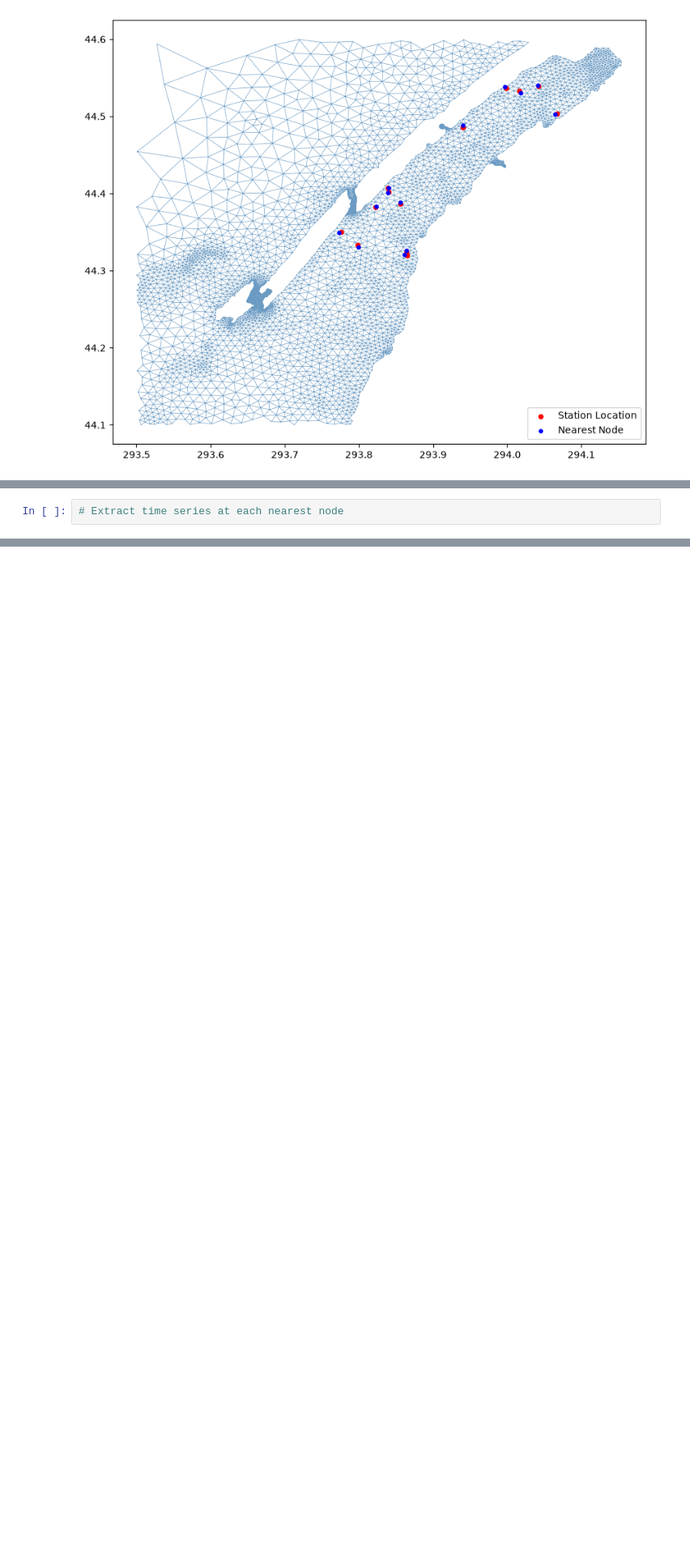
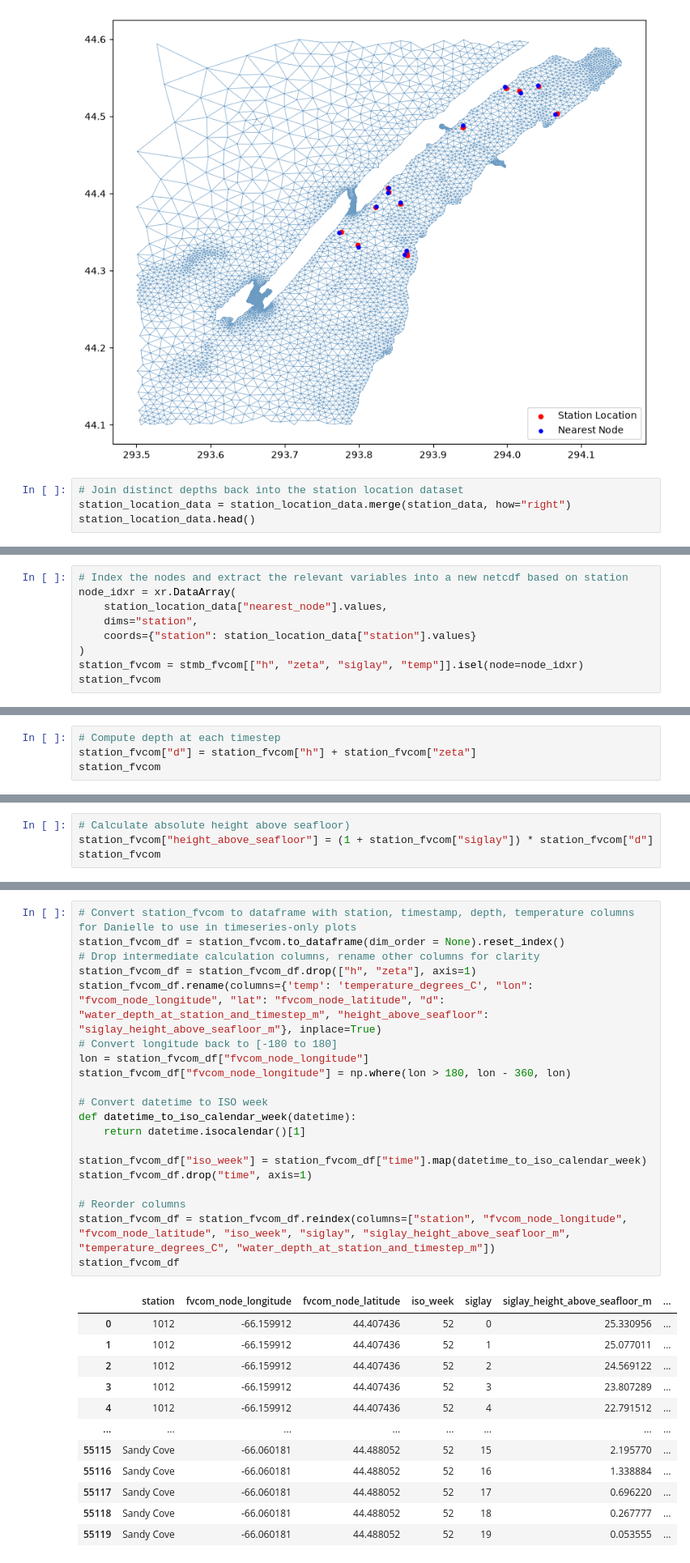
Before and after one commit to oceanhackweek/ohw26_model_downsampling, a Jupyter notebook: contributor_folders/rachel/match_height_of_fvcom_with_cmar.ipynb, the cells around one changed output, grey strips where cells are left out. Shown at 81% size. Saved outputs shown, nothing was run; the diff lists cells and outputs as text; blank space fills up the shorter version.

```diff
--- a/contributor_folders/rachel/match_height_of_fvcom_with_cmar.ipynb
+++ b/contributor_folders/rachel/match_height_of_fvcom_with_cmar.ipynb
@@ -160,3 +177,7 @@ ax.legend()
 plt.show()
 # %% [output]
 [figure]
+# %%
+# Join distinct depths back into the station location dataset
+station_location_data = station_location_data.merge(station_data, how="right")
+station_location_data.head()
@@ -163,2 +191,9 @@ plt.show()
 # %%
-# Extract time series at each nearest node
+# Index the nodes and extract the relevant variables into a new netcdf based on station
+node_idxr = xr.DataArray(
+    station_location_data["nearest_node"].values,
+    dims="station",
+    coords={"station": station_location_data["station"].values}
+)
+station_fvcom = stmb_fvcom[["h", "zeta", "siglay", "temp"]].isel(node=node_idxr)
+station_fvcom
@@ -164,0 +213,4 @@ plt.show()
+# %%
+# Compute depth at each timestep
+station_fvcom["d"] = station_fvcom["h"] + station_fvcom["zeta"]
+station_fvcom
@@ -164,0 +245,4 @@ plt.show()
+# %%
+# Calculate absolute height above seafloor)
+station_fvcom["height_above_seafloor"] = (1 + station_fvcom["siglay"]) * station_fvcom["d"]
+station_fvcom
@@ -164,0 +274,33 @@ plt.show()
+# %%
+# Convert station_fvcom to dataframe with station, timestamp, depth, temperature columns for Danielle to use in timeseries-only plots
+station_fvcom_df = station_fvcom.to_dataframe(dim_order = None).reset_index()
+# Drop intermediate calculation columns, rename other columns for clarity
+station_fvcom_df = station_fvcom_df.drop(["h", "zeta"], axis=1)
+station_fvcom_df.rename(columns={'temp': 'temperature_degrees_C', "lon": "fvcom_node_longitude", "lat": "fvcom_node_latitude", "d": "water_depth_at_station_and_timestep_m", "height_above_seafloor": "siglay_height_above_seafloor_m"}, inplace=True)
+# Convert longitude back to [-180 to 180]
+lon = station_fvcom_df["fvcom_node_longitude"]
+station_fvcom_df["fvcom_node_longitude"] = np.where(lon > 180, lon - 360, lon)
+
+# Convert datetime to ISO week
+def datetime_to_iso_calendar_week(datetime):
+    return datetime.isocalendar()[1]
+
+station_fvcom_df["iso_week"] = station_fvcom_df["time"].map(datetime_to_iso_calendar_week)
+station_fvcom_df.drop("time", axis=1)
+
+# Reorder columns
+station_fvcom_df = station_fvcom_df.reindex(columns=["station", "fvcom_node_longitude", "fvcom_node_latitude", "iso_week", "siglay", "siglay_height_above_seafloor_m",  "temperature_degrees_C", "water_depth_at_station_and_timestep_m"])
+station_fvcom_df
+# %% [output]
+|  | station | fvcom_node_longitude | fvcom_node_latitude | iso_week | siglay | siglay_height_above_seafloor_m | ... |
+| 0 | 1012 | -66.159912 | 44.407436 | 52 | 0 | 25.330956 | ... |
+| 1 | 1012 | -66.159912 | 44.407436 | 52 | 1 | 25.077011 | ... |
+| 2 | 1012 | -66.159912 | 44.407436 | 52 | 2 | 24.569122 | ... |
+| 3 | 1012 | -66.159912 | 44.407436 | 52 | 3 | 23.807289 | ... |
+| 4 | 1012 | -66.159912 | 44.407436 | 52 | 4 | 22.791512 | ... |
+| ... | ... | ... | ... | ... | ... | ... | ... |
+| 55115 | Sandy Cove | -66.060181 | 44.488052 | 52 | 15 | 2.195770 | ... |
+| 55116 | Sandy Cove | -66.060181 | 44.488052 | 52 | 16 | 1.338884 | ... |
+| 55117 | Sandy Cove | -66.060181 | 44.488052 | 52 | 17 | 0.696220 | ... |
+| 55118 | Sandy Cove | -66.060181 | 44.488052 | 52 | 18 | 0.267777 | ... |
+| 55119 | Sandy Cove | -66.060181 | 44.488052 | 52 | 19 | 0.053555 | ... |
```
Also changed, not shown: parts of 15 cells of this notebook.
